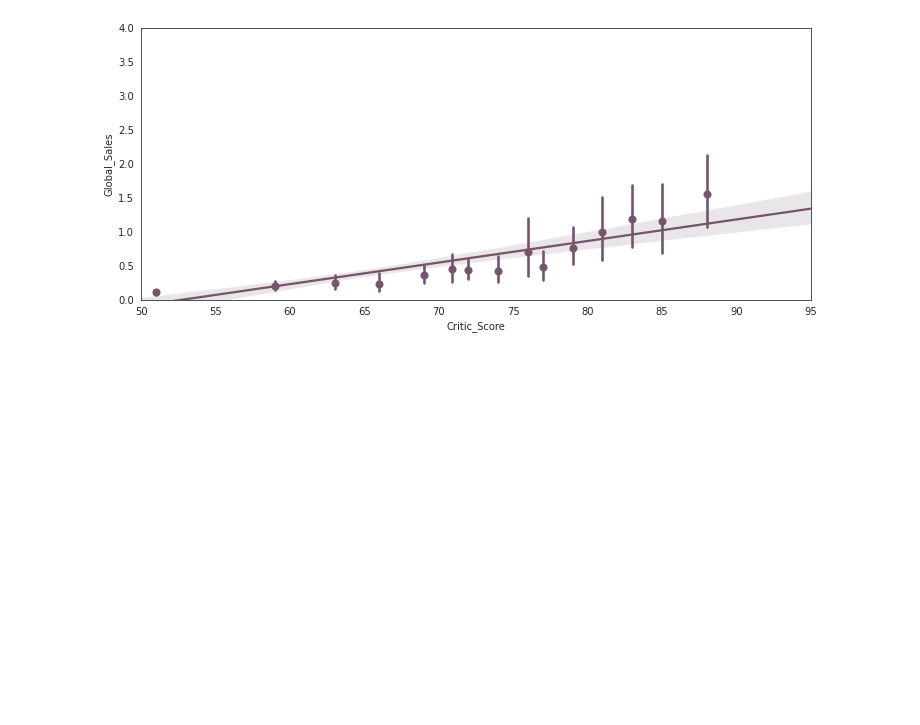
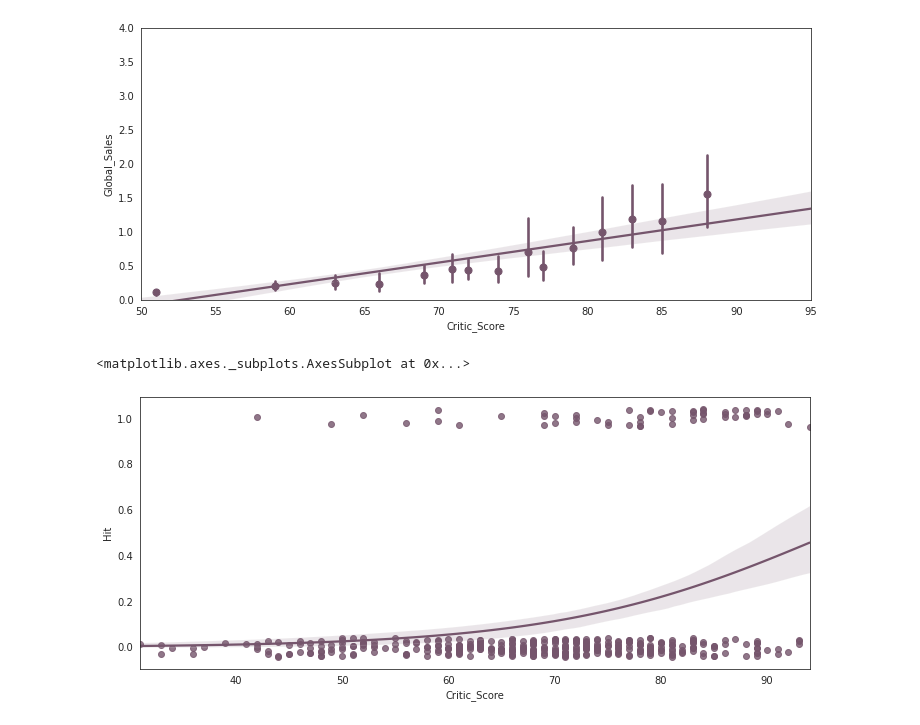
Before and after one commit to ChristianMocha/PrediccionVideoJuegos, a Jupyter notebook: PrediccionVideoJuegos.ipynb, the cells around one changed output. Saved outputs shown, nothing was run; the diff lists cells and outputs as text; code cells hidden in the pictures; blank space fills up the shorter version.

```diff
--- a/PrediccionVideoJuegos.ipynb
+++ b/PrediccionVideoJuegos.ipynb
@@ -132,3 +132,26 @@ sns.regplot(x="Critic_Score", y="Global_Sales", data=df1.loc[df1.Year_of_Release
 # %% [output]
 [(0.0, 4.0), (50.0, 95.0)]
 [figure]
+# %%
+dfb = dfa[['Name','Platform','Genre','Publisher','Year_of_Release','Critic_Score','Global_Sales']]
+dfb = dfb.dropna().reset_index(drop=True)
+df2 = dfb[['Platform','Genre','Publisher','Year_of_Release','Critic_Score','Global_Sales']]
+df2['Hit'] = df2['Global_Sales']
+df2.drop('Global_Sales', axis=1, inplace=True)
+# %%
+def hit(sales):
+    if sales >= 1:
+        return 1
+    else:
+        return 0
+
+df2['Hit'] = df2['Hit'].apply(lambda x: hit(x))
+# %%
+# Logistic regression plot with sample of the data
+n = ceil(0.05 * len(df2['Hit']))
+fig, ax = plt.subplots(1,1, figsize=(12,5))
+sns.regplot(x="Critic_Score", y="Hit", data=df2.sample(n=n),
+            logistic=True, n_boot=500, y_jitter=.04, color="#75556c")
+# %% [output]
+<matplotlib.axes._subplots.AxesSubplot at 0x...>
+[figure, added]
```
Also changed, not shown: parts of 9 cells of this notebook.
